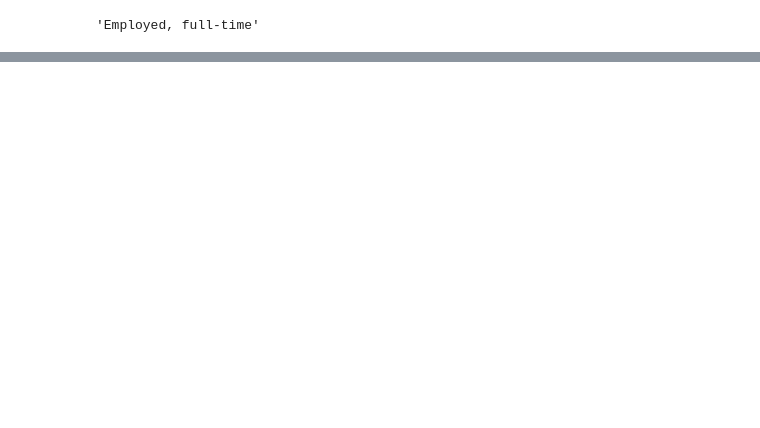
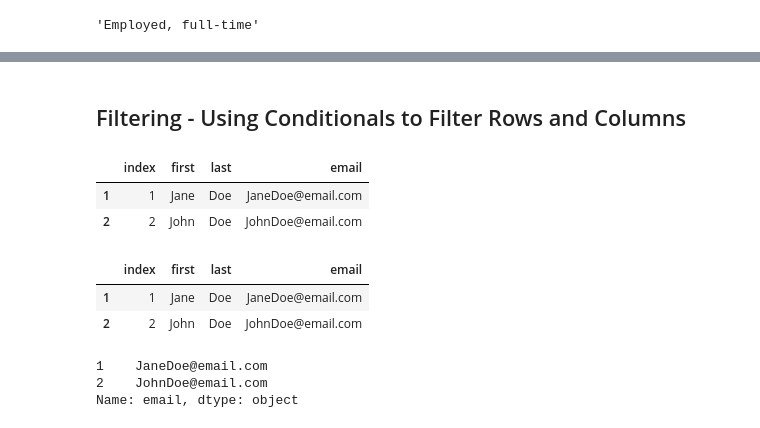
Before and after one commit to disooqi/learn-Pandas, a Jupyter notebook: Pandas Demo.ipynb, the cells around one changed output, grey strips where cells are left out. Cells and saved outputs as stored; diff of their text form; code cells hidden in the pictures; blank space fills up the shorter version.

```diff
--- a/Pandas Demo.ipynb
+++ b/Pandas Demo.ipynb
@@ -251 +269,27 @@ Not employed, but looking for work;Independent contractor, freelancer, or self-e
 Name: count, Length: 110, dtype: int64
+# %% [markdown]
+## Filtering - Using Conditionals to Filter Rows and Columns
+# %%
+# Retrieve people with Deo as their last name
+# f = people_df['last'] == 'Doe'
+# people_df[f]
+
+people_df[people_df['last'] == 'Doe']
+# %% [output]
+|  | index | first | last | email |
+| 1 | 1 | Jane | Doe | JaneDoe@email.com |
+| 2 | 2 | John | Doe | JohnDoe@email.com |
+# %%
+# Same thing but using loc
+people_df.loc[people_df['last'] == 'Doe']
+# %% [output]
+|  | index | first | last | email |
+| 1 | 1 | Jane | Doe | JaneDoe@email.com |
+| 2 | 2 | John | Doe | JohnDoe@email.com |
+# %%
+# Returning Emails instead of full rows
+people_df.loc[people_df['last'] == 'Doe', 'email']
+# %% [output]
+1    JaneDoe@email.com
+2    JohnDoe@email.com
+Name: email, dtype: object
```
Also changed, not shown: parts of 18 cells of this notebook.
